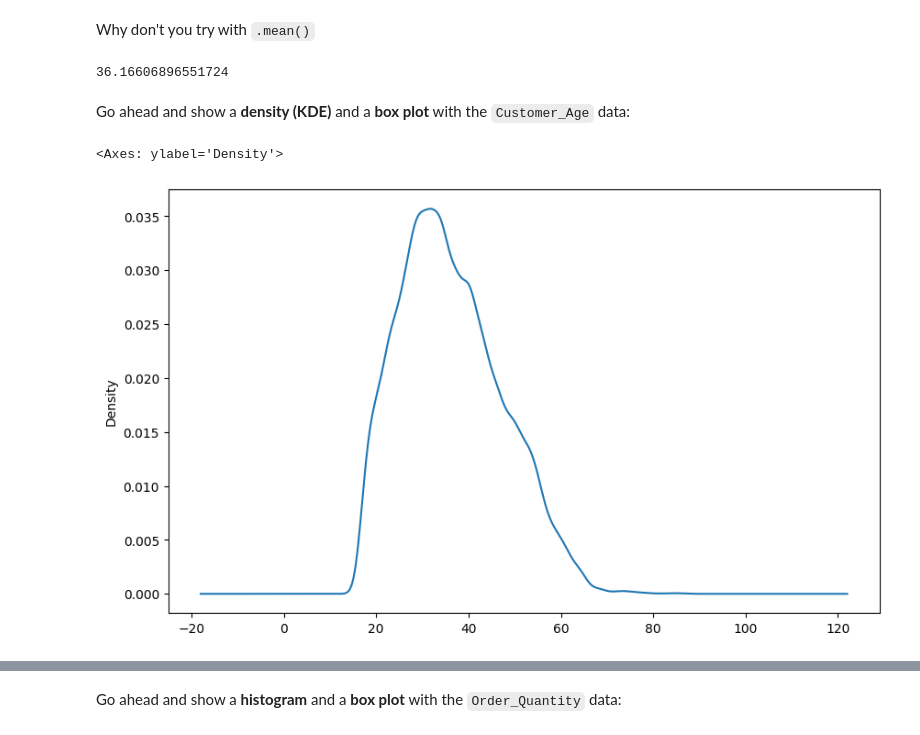
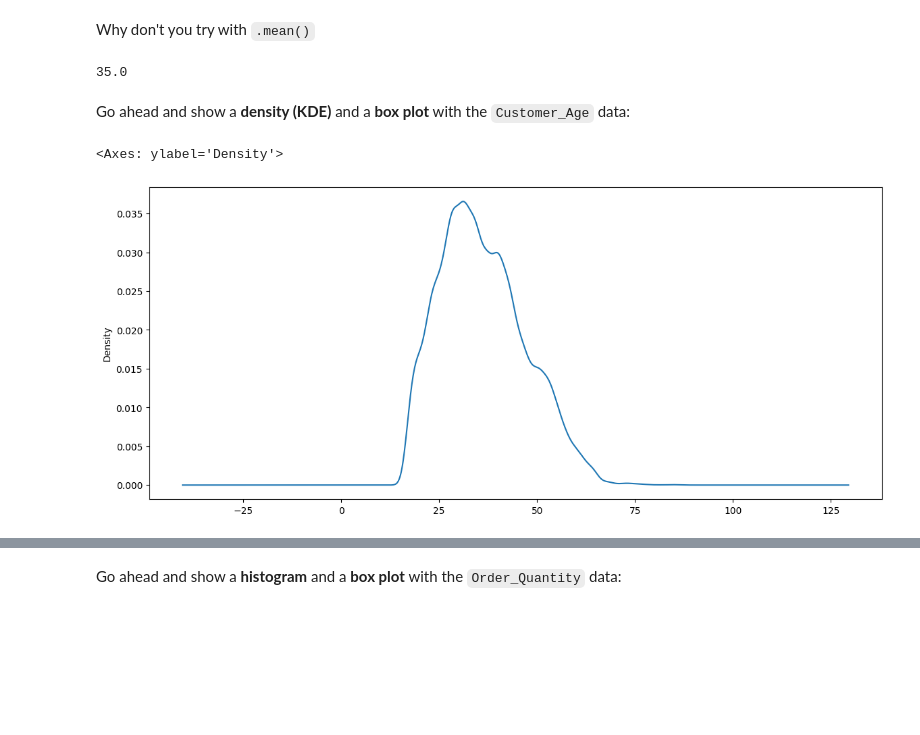
Before and after one commit to mi3ou/Data-Analysis, a Jupyter notebook: Exercises_1.ipynb, the cells around one changed output, grey strips where cells are left out. Cells and saved outputs as stored; diff of their text form; code cells hidden in the pictures; blank space fills up the shorter version.

```diff
--- a/Exercises_1.ipynb
+++ b/Exercises_1.ipynb
@@ -44,17 +62,17 @@ sales['Customer_Age'].mean()
 # %% [markdown]
 Why don't you try with `.mean()`
 # %%
-sales['Customer_Age'].mean()
+sales['Customer_Age'].median()
 # %% [output]
-36.16606896551724
+35.0
 # %% [markdown]
 Go ahead and show a <b>density (KDE)</b> and a <b>box plot</b> with the `Customer_Age` data:
 # %%
 # your code goes here
-sales['Customer_Age'].plot(kind='kde', figsize=(10,6) )
+sales["Customer_Age"].plot(kind='kde', figsize= (14,6))
 # %% [output]
 <Axes: ylabel='Density'>
-[figure, old version]
+[figure, new version]
 # %%
 sales['Customer_Age'].plot(kind='kde', figsize=(14,6))
 # %%
```
Also changed, not shown: parts of 19 cells of this notebook.
